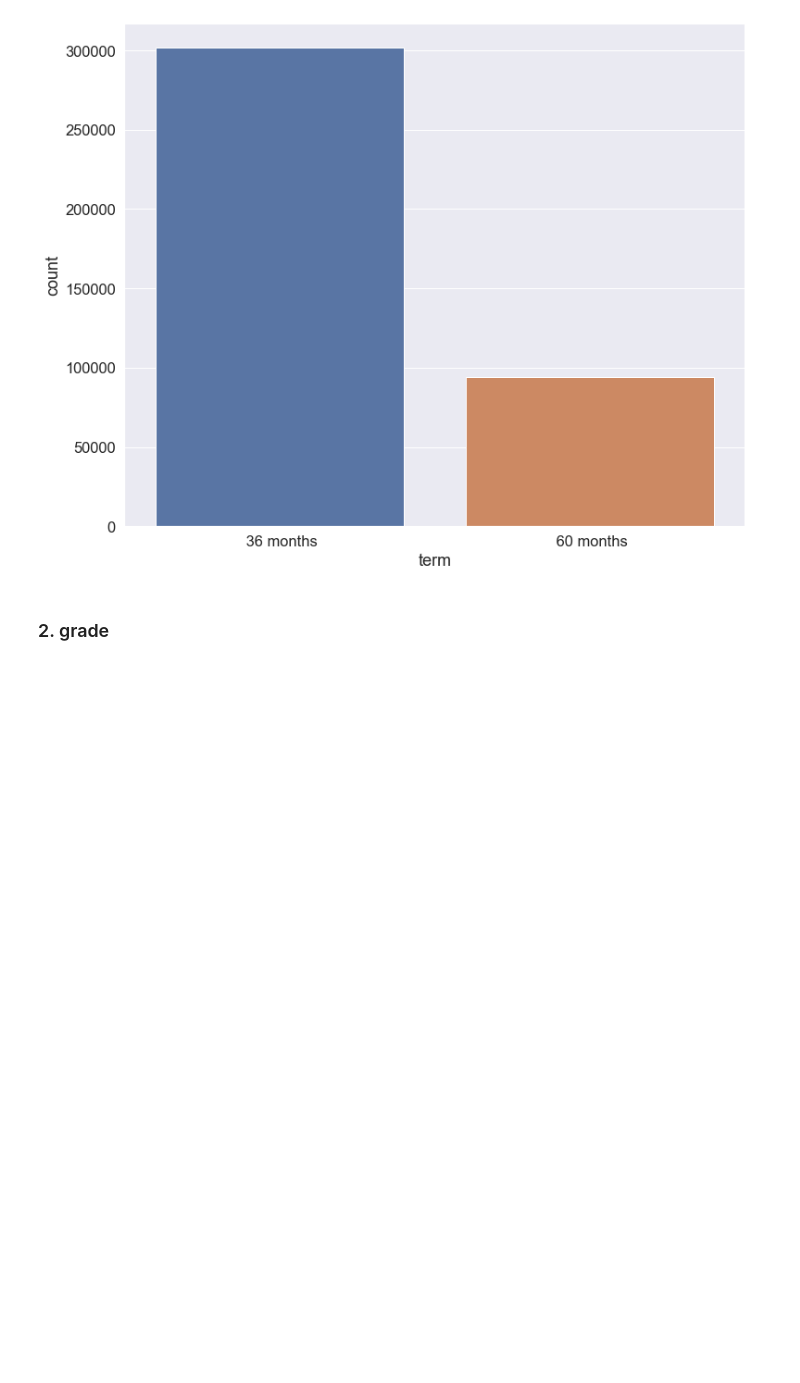
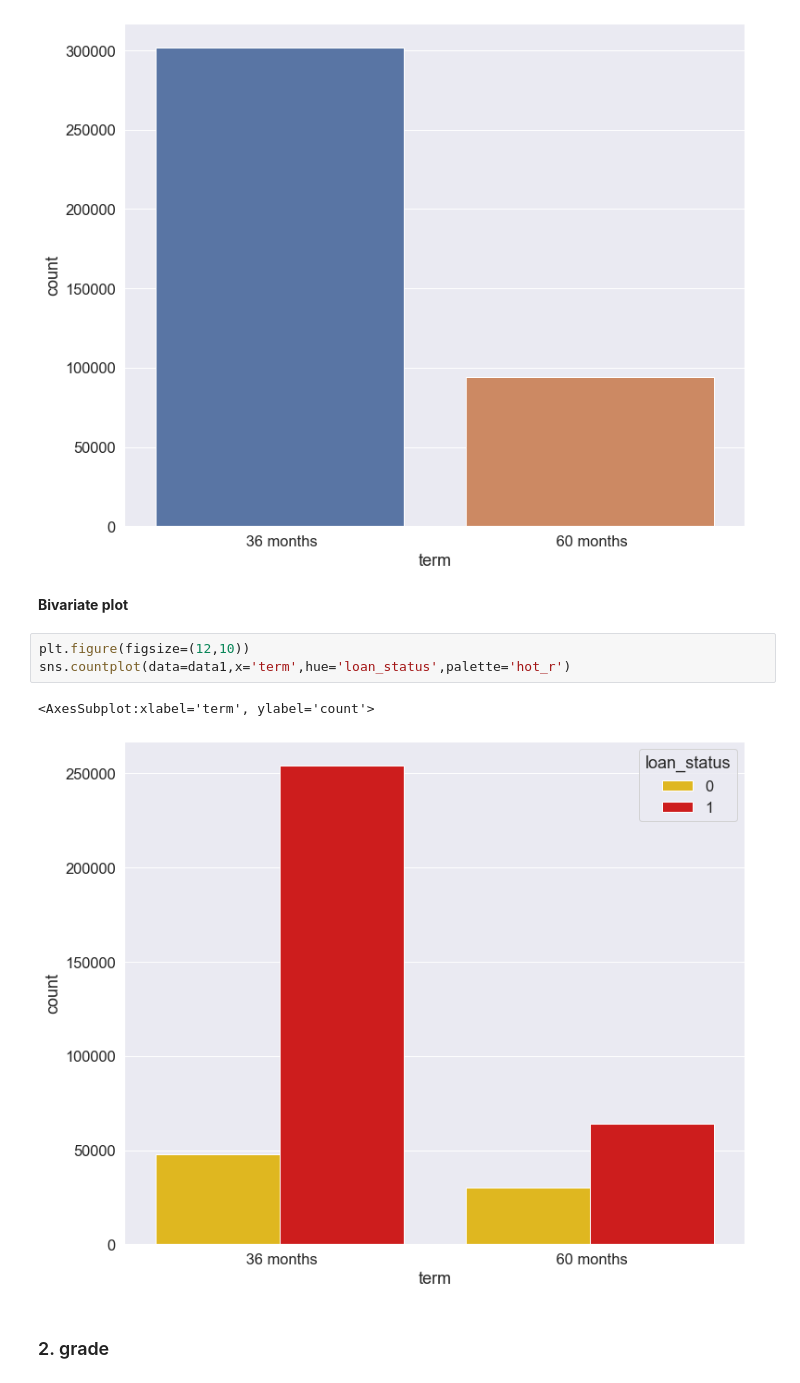
Before and after one commit to Ganesh4693/Lending-Club, a Jupyter notebook: lending.ipynb, the cells around one changed output. Drawn from its saved outputs; the diff is of its cells as text; blank space fills up the shorter version.

Commit message:
categorical bivariate

```diff
--- a/lending.ipynb
+++ b/lending.ipynb
@@ -903,6 +911,14 @@ sns.countplot(data=data1,x='term')
 # %% [output]
 <AxesSubplot:xlabel='term', ylabel='count'>
 [figure]
+# %% [markdown]
+**Bivariate plot**
+# %%
+plt.figure(figsize=(12,10))
+sns.countplot(data=data1,x='term',hue='loan_status',palette='hot_r')
+# %% [output]
+<AxesSubplot:xlabel='term', ylabel='count'>
+[figure, added]
 # %% [markdown]
 ### 2. grade
 # %%
```
Also changed, not shown: parts of 4 cells of this notebook.
